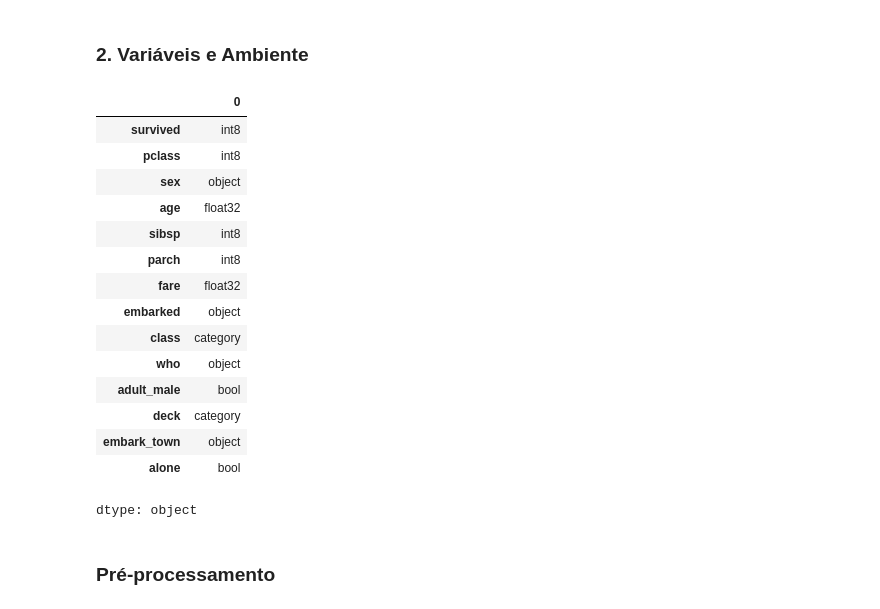
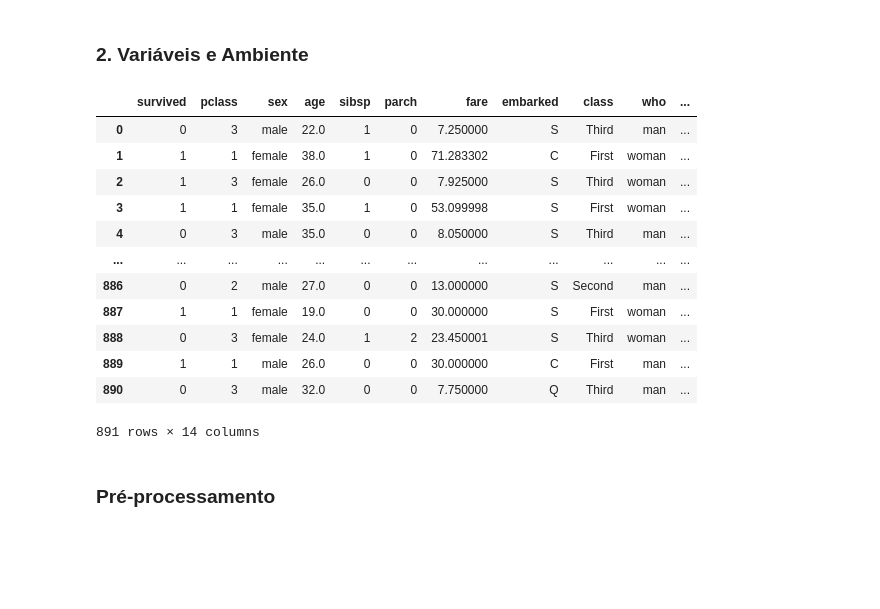
Before and after one commit to SofiaDomeli/Neural_Network_HS, a Jupyter notebook: RedesNeurais_Titanic.ipynb, the cells around one changed output. Saved outputs shown, nothing was run; the diff lists cells and outputs as text; code cells hidden in the pictures; blank space fills up the shorter version.

```diff
--- a/RedesNeurais_Titanic.ipynb
+++ b/RedesNeurais_Titanic.ipynb
@@ -25,37 +25,46 @@ from sklearn.model_selection import GridSearchCV
 ### 2. Variáveis e Ambiente
 # %%
 df = pd.DataFrame(sns.load_dataset('titanic')).drop(columns=['alive'])
+
+for col in df.columns:
+  if type(col) == int:
+    df[col] = df[col].fillna(int(df[col].mean()))
+  if type(col) == float:
+    df[col] = df[col].fillna(df[col].mean())
+  else:
+    df[col] = df[col].fillna(df[col].mode()[0])
 
 df = df.astype({
     "survived": "int8",
     "pclass": "int8",
     "sibsp": "int8",
     "parch": "int8",
     "age": "float32",
     "fare": "float32"
 })
 
 atributos = df.drop(columns=['survived'], axis=1)
 resposta = np.array(df['survived'])
 
-df.dtypes
+# Explicitly define columns for OrdinalEncoder
+categorical_cols = atributos.select_dtypes(include=['object', 'bool', 'category']).columns
+numeric_cols = atributos.select_dtypes(include=np.number).columns
+
+df
 # %% [output]
-|  | 0 |
-| survived | int8 |
-| pclass | int8 |
-| sex | object |
-| age | float32 |
-| sibsp | int8 |
-| parch | int8 |
-| fare | float32 |
-| embarked | object |
-| class | category |
-| who | object |
-| adult_male | bool |
-| deck | category |
-| embark_town | object |
-| alone | bool |
+|  | survived | pclass | sex | age | sibsp | parch | fare | embarked | class | who | ... |
+| 0 | 0 | 3 | male | 22.0 | 1 | 0 | 7.250000 | S | Third | man | ... |
+| 1 | 1 | 1 | female | 38.0 | 1 | 0 | 71.283302 | C | First | woman | ... |
+| 2 | 1 | 3 | female | 26.0 | 0 | 0 | 7.925000 | S | Third | woman | ... |
+| 3 | 1 | 1 | female | 35.0 | 1 | 0 | 53.099998 | S | First | woman | ... |
+| 4 | 0 | 3 | male | 35.0 | 0 | 0 | 8.050000 | S | Third | man | ... |
+| ... | ... | ... | ... | ... | ... | ... | ... | ... | ... | ... | ... |
+| 886 | 0 | 2 | male | 27.0 | 0 | 0 | 13.000000 | S | Second | man | ... |
+| 887 | 1 | 1 | female | 19.0 | 0 | 0 | 30.000000 | S | First | woman | ... |
+| 888 | 0 | 3 | female | 24.0 | 1 | 2 | 23.450001 | S | Third | woman | ... |
+| 889 | 1 | 1 | male | 26.0 | 0 | 0 | 30.000000 | C | First | man | ... |
+| 890 | 0 | 3 | male | 32.0 | 0 | 0 | 7.750000 | Q | Third | man | ... |
-dtype: object
+891 rows × 14 columns
 # %% [markdown]
 ### Pré-processamento
 # %%
```
Also changed, not shown: parts of 10 cells of this notebook.
